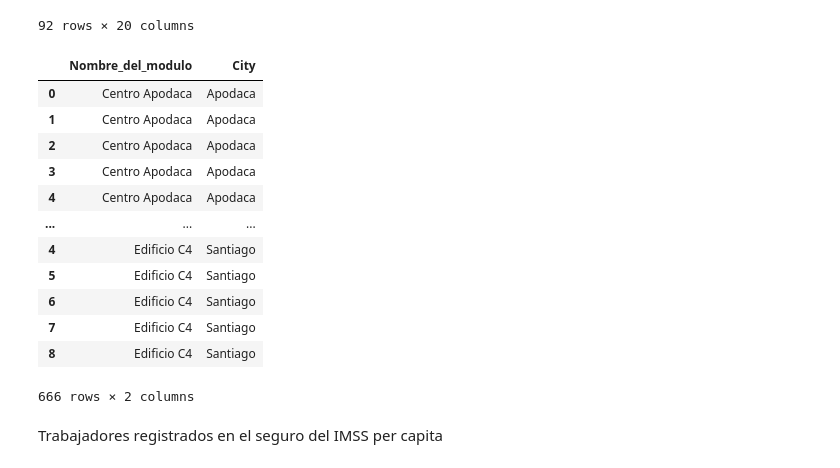
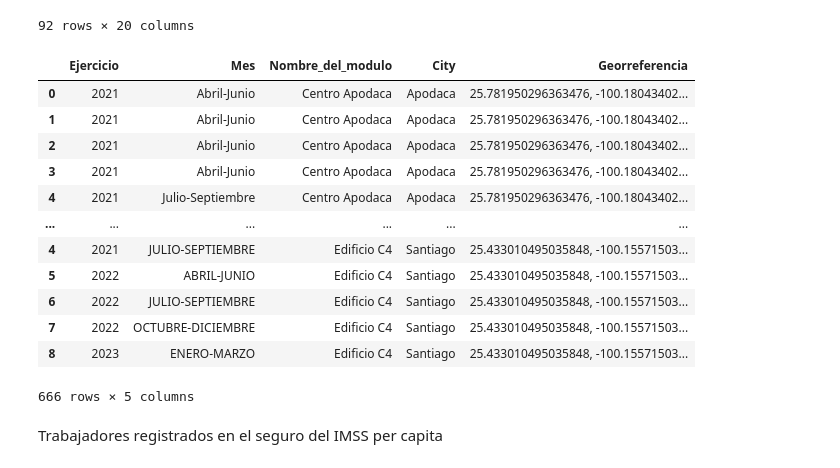
Before and after one commit to JosePabloGFnl/Monterrey-Violence, a Jupyter notebook: city-crimes.ipynb, the cells around one changed output. Cells and saved outputs as stored; diff of their text form; code cells hidden in the pictures.

Commit message:
Columnas faltantes agregadas a los dataframes necesarios para página 2

```diff
--- a/city-crimes.ipynb
+++ b/city-crimes.ipynb
@@ -104,22 +104,22 @@ modulos_apodaca
 92 rows × 20 columns
 # %%
 modulos = pd.concat([modulos_apodaca, modulos_garcia, modulos_escobedo, modulos_guadalupe, modulos_juarez, modulos_monterrey, modulos_san_nico, modulos_santa, modulos_santiago])
-modulos = modulos[["Nombre_del_modulo", "City"]]
+modulos = modulos[["Ejercicio", "Mes","Nombre_del_modulo", "City", "Georreferencia"]]
 modulos
 # %% [output]
-|  | Nombre_del_modulo | City |
-| 0 | Centro Apodaca | Apodaca |
-| 1 | Centro Apodaca | Apodaca |
-| 2 | Centro Apodaca | Apodaca |
-| 3 | Centro Apodaca | Apodaca |
-| 4 | Centro Apodaca | Apodaca |
-| ... | ... | ... |
-| 4 | Edificio C4 | Santiago |
-| 5 | Edificio C4 | Santiago |
-| 6 | Edificio C4 | Santiago |
-| 7 | Edificio C4 | Santiago |
-| 8 | Edificio C4 | Santiago |
+|  | Ejercicio | Mes | Nombre_del_modulo | City | Georreferencia |
+| 0 | 2021 | Abril-Junio | Centro Apodaca | Apodaca | 25.781950296363476, -100.18043402... |
+| 1 | 2021 | Abril-Junio | Centro Apodaca | Apodaca | 25.781950296363476, -100.18043402... |
+| 2 | 2021 | Abril-Junio | Centro Apodaca | Apodaca | 25.781950296363476, -100.18043402... |
+| 3 | 2021 | Abril-Junio | Centro Apodaca | Apodaca | 25.781950296363476, -100.18043402... |
+| 4 | 2021 | Julio-Septiembre | Centro Apodaca | Apodaca | 25.781950296363476, -100.18043402... |
+| ... | ... | ... | ... | ... | ... |
+| 4 | 2021 | JULIO-SEPTIEMBRE | Edificio C4 | Santiago | 25.433010495035848, -100.15571503... |
+| 5 | 2022 | ABRIL-JUNIO | Edificio C4 | Santiago | 25.433010495035848, -100.15571503... |
+| 6 | 2022 | JULIO-SEPTIEMBRE | Edificio C4 | Santiago | 25.433010495035848, -100.15571503... |
+| 7 | 2022 | OCTUBRE-DICIEMBRE | Edificio C4 | Santiago | 25.433010495035848, -100.15571503... |
+| 8 | 2023 | ENERO-MARZO | Edificio C4 | Santiago | 25.433010495035848, -100.15571503... |
-666 rows × 2 columns
+666 rows × 5 columns
 # %% [markdown]
 Trabajadores registrados en el seguro del IMSS per capita
 # %%
```
Also changed, not shown: parts of 1 cell of this notebook.
